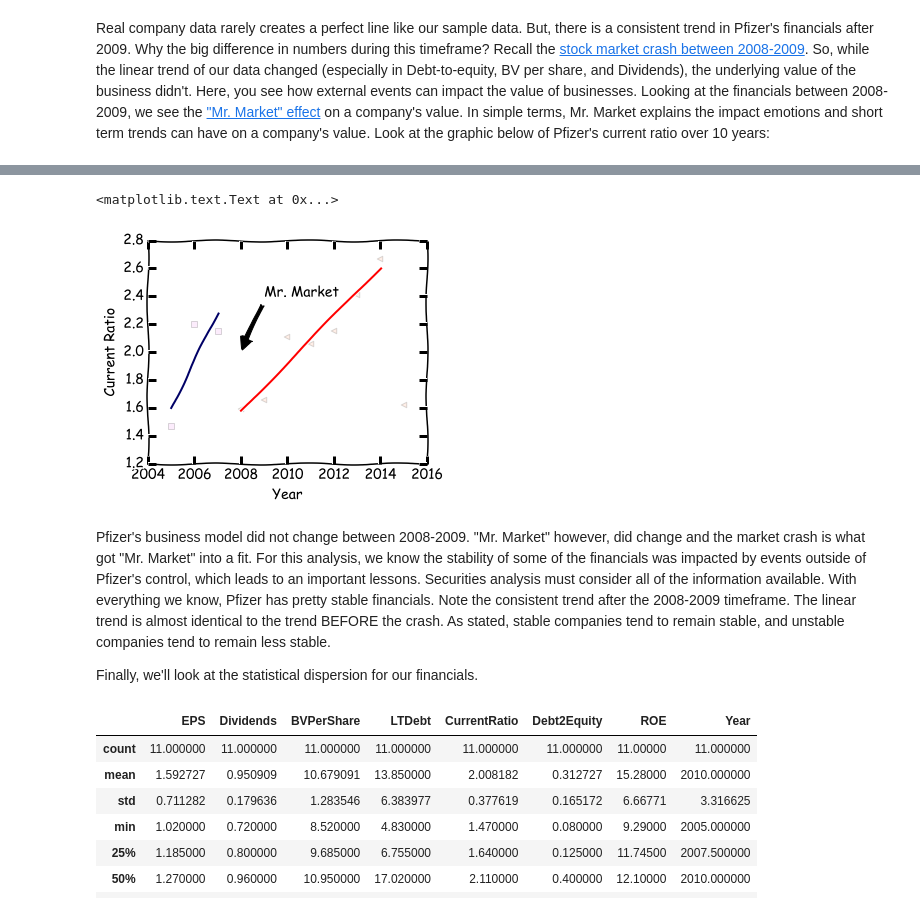
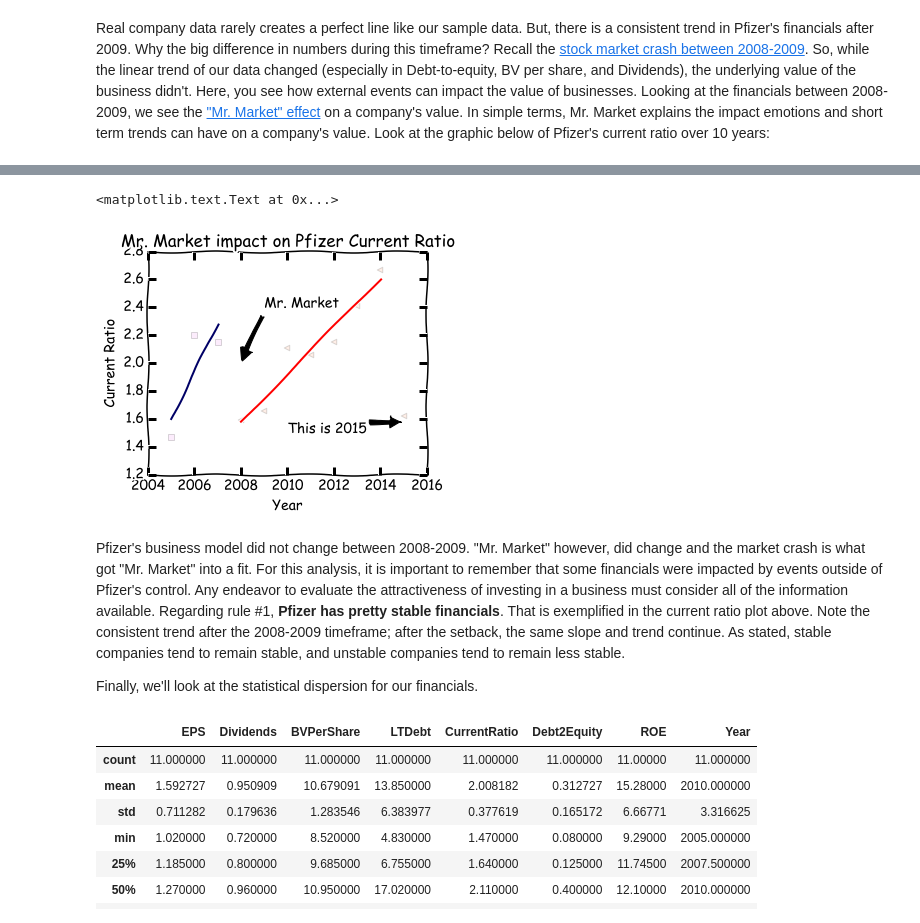
Before and after one commit to linwoodc3/LC3-Creations, a Jupyter notebook: notebooks/securityanalysis/opensourcetool_securityanalsys_pfizer.ipynb, the cells around one changed output, grey strips where cells are left out. Saved outputs shown, nothing was run; the diff lists cells and outputs as text; code cells hidden in the pictures.

Commit message:
Cleaning up the data analysis section

```diff
--- a/notebooks/securityanalysis/opensourcetool_securityanalsys_pfizer.ipynb
+++ b/notebooks/securityanalysis/opensourcetool_securityanalsys_pfizer.ipynb
@@ -410,23 +398,25 @@ Freq: A-DEC, Name: CurrentRatio, dtype: float64
 # %%
 plt.figure(figsize=(5,4))
 x_new = np.linspace(x[0], x[2], num=len(x)*10)
 x_new2 = np.linspace(x[3],x[-2],num=len(x)*10)
 coefs1 = poly.polyfit(x[0:3], y6[0:3], 1)
 coefs2 = poly.polyfit(x[3:10], y6[3:10], 1)
 ffit1 = poly.Polynomial(coefs1)
 ffit2 = poly.Polynomial(coefs2)
 plt.plot(x_new, ffit1(x_new), color='#000066')
 plt.plot(x_new2,ffit2(x_new2),color="red")
 plt.scatter(x[:3], y6[:3], s=30, alpha=0.15, marker='s',c='violet')
 plt.scatter(x[3:], y6[3:], s=30, alpha=0.15, marker='<',c='#ff9966')
 plt.annotate('Mr. Market', xy=(2008, 2.0), xytext=(2009, 2.4),arrowprops=dict(facecolor='black', shrink=0.05),)
+plt.annotate('This is 2015', xy=(2015, 1.58), xytext=(2010, 1.5),arrowprops=dict(facecolor='black', shrink=0.05),)
 plt.xlabel('Year')
 plt.ylabel('Current Ratio')
+plt.title('Mr. Market impact on Pfizer Current Ratio')
 # %% [output]
 <matplotlib.text.Text at 0x...>
-[figure, old version]
+[figure, new version]
 # %% [markdown]
-Pfizer's business model did not change between 2008-2009.  "Mr. Market" however, did change and the market crash is what got "Mr. Market" into a fit.  For this analysis, we know the stability of some of the financials was impacted by events outside of Pfizer's control, which leads to an important lessons.  Securities analysis must consider all of the information available. With everything we know, Pfizer has pretty stable financials.  Note the consistent trend after the 2008-2009 timeframe.  The linear trend is almost identical to the trend BEFORE the crash.  As stated, stable companies tend to remain stable, and unstable companies tend to remain less stable.
+Pfizer's business model did not change between 2008-2009.  "Mr. Market" however, did change and the market crash is what got "Mr. Market" into a fit.  For this analysis, it is important to remember that some financials were impacted by events outside of Pfizer's control.  Any endeavor to evaluate the attractiveness of investing in a business must consider all of the information available. Regarding rule #1, **Pfizer has pretty stable financials**. That is exemplified in the current ratio plot above.  Note the consistent trend after the 2008-2009 timeframe; after the setback, the same slope and trend continue.  As stated, stable companies tend to remain stable, and unstable companies tend to remain less stable.
 
 Finally, we'll look at the statistical dispersion for our financials.
 # %%
```
Also changed, not shown: parts of 2 cells of this notebook.
